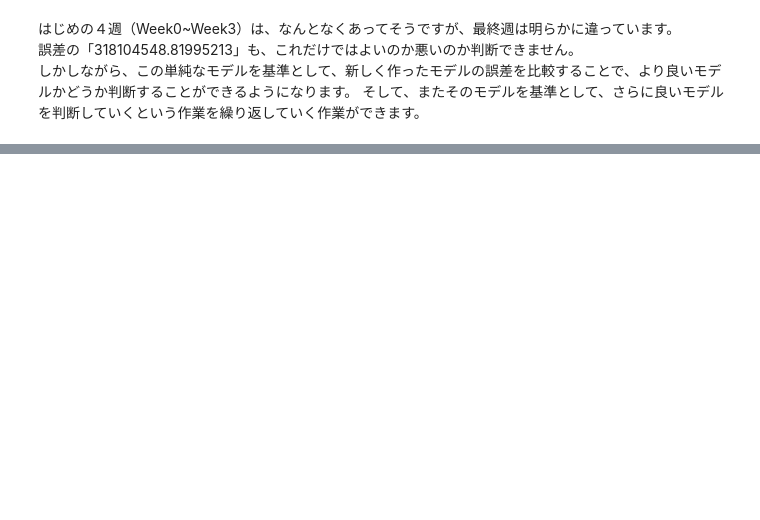
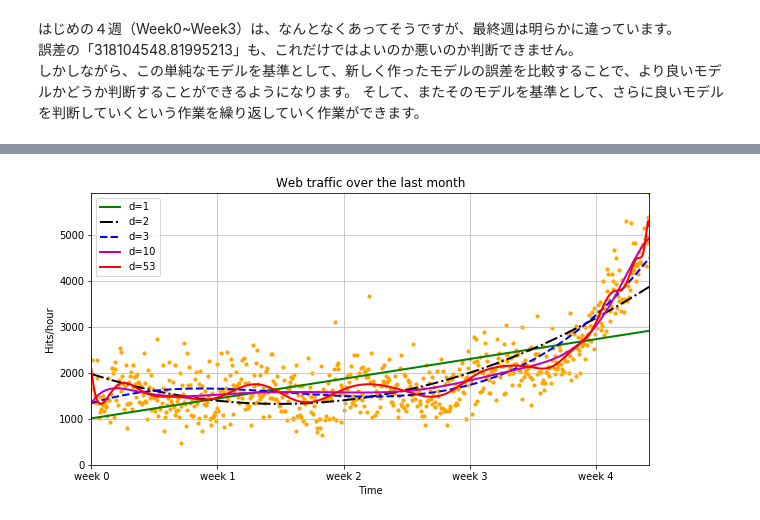
Before and after one commit to Junya-Bell-Wood/ml_tokyo_12, a Jupyter notebook: Chap01.ipynb, the cells around one changed output, grey strips where cells are left out. Cells and saved outputs as stored; diff of their text form; code cells hidden in the pictures; blank space fills up the shorter version.

```diff
--- a/Chap01.ipynb
+++ b/Chap01.ipynb
@@ -93,0 +138,31 @@ plt.show()
+# %%
+f3 = sp.poly1d(sp.polyfit(x, y, 3))
+f10 = sp.poly1d(sp.polyfit(x, y, 10))
+f100 = sp.poly1d(sp.polyfit(x, y, 100))
+# %%
+def plot_models(x, y, models, mx=None, ymax=None, xmin=None):
+    plt.figure(figsize=(10, 5))
+    plt.clf()
+    plt.scatter(x, y, c='orange', s=10)
+    plt.title("Web traffic over the last month")
+    plt.xlabel("Time")
+    plt.ylabel("Hits/hour")
+    plt.xticks(
+        [w * 7 * 24 for w in range(10)], ['week %i' % w for w in range(10)])
+
+    if models:
+        if mx is None:
+            mx = sp.linspace(0, x[-1], 1000)
+        for model, style, color in zip(models, linestyles, colors):
+            plt.plot(mx, model(mx), linestyle=style, linewidth=2, c=color)
+
+        plt.legend(["d=%i" % m.order for m in models], loc="upper left")
+
+    plt.autoscale(tight=True)
+    plt.ylim(ymin=0)
+    if ymax:
+        plt.ylim(ymax=ymax)
+    if xmin:
+        plt.xlim(xmin=xmin)
+    plt.grid(True, linestyle='-', color='0.75')
+    plt.show
@@ -93,0 +173,4 @@ plt.show()
+# %%
+plot_models(x, y, [f1, f2, f3, f10, f100])
+# %% [output]
+[figure, added]
```
Also changed, not shown: parts of 10 cells of this notebook.
